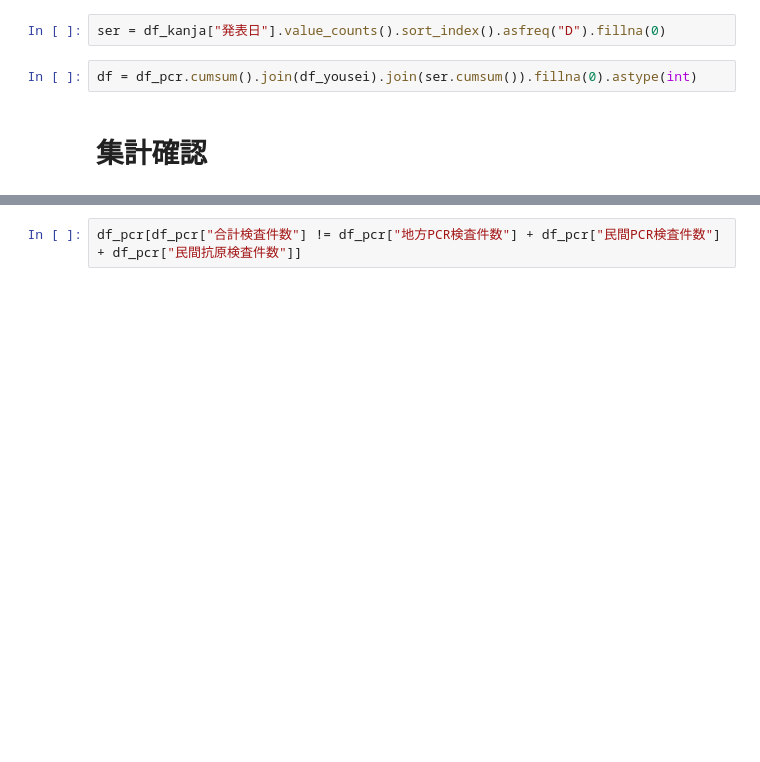
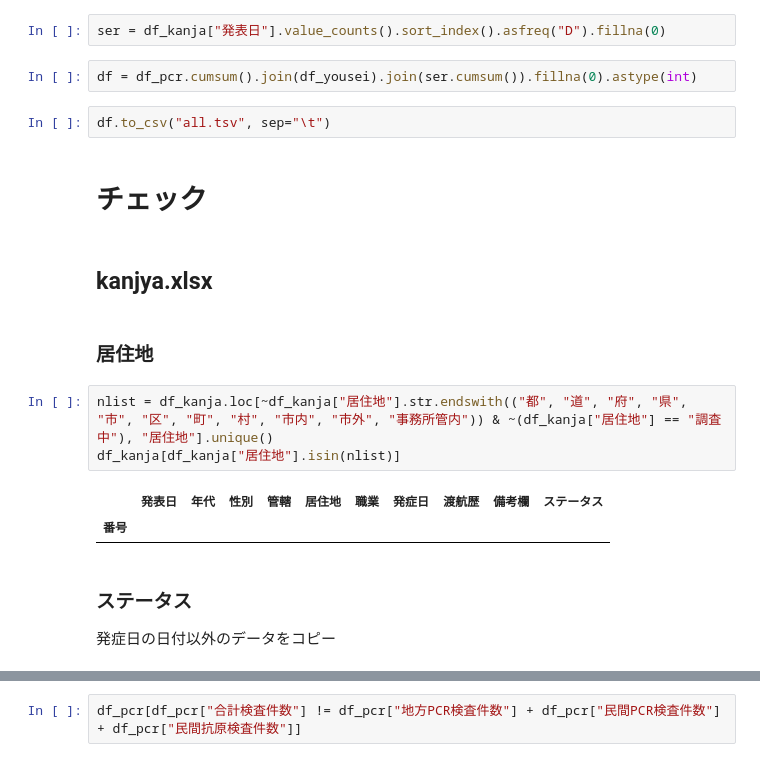
Before and after one commit to imabari/covid19-data, a Jupyter notebook: hyougo/hyougo_yousei_check.ipynb, the cells around one changed output, grey strips where cells are left out. Cells and saved outputs as stored; diff of their text form; blank space fills up the shorter version.

```diff
--- a/hyougo/hyougo_yousei_check.ipynb
+++ b/hyougo/hyougo_yousei_check.ipynb
@@ -413,5 +401,21 @@ df_kanja = df_kanja.drop(738)
 ser = df_kanja["発表日"].value_counts().sort_index().asfreq("D").fillna(0)
 # %%
 df = df_pcr.cumsum().join(df_yousei).join(ser.cumsum()).fillna(0).astype(int)
+# %%
+df.to_csv("all.tsv", sep="\t")
 # %% [markdown]
-# 集計確認
+# チェック
+# %% [markdown]
+## kanjya.xlsx
+# %% [markdown]
+### 居住地
+# %%
+nlist = df_kanja.loc[~df_kanja["居住地"].str.endswith(("都", "道", "府", "県", "市", "区", "町", "村", "市内", "市外", "事務所管内")) & ~(df_kanja["居住地"] == "調査中"), "居住地"].unique()
+df_kanja[df_kanja["居住地"].isin(nlist)]
+# %% [output]
+|  | 発表日 | 年代 | 性別 | 管轄 | 居住地 | 職業 | 発症日 | 渡航歴 | 備考欄 | ステータス |
+| 番号 |  |  |  |  |  |  |  |  |  |  |
+# %% [markdown]
+### ステータス
+
+発症日の日付以外のデータをコピー
```
Also changed, not shown: parts of 38 cells of this notebook.
